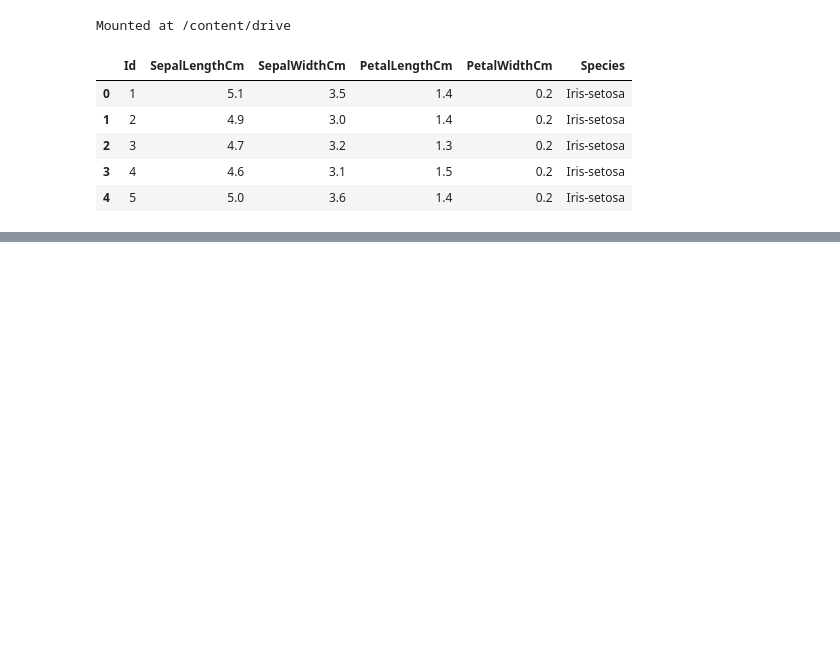
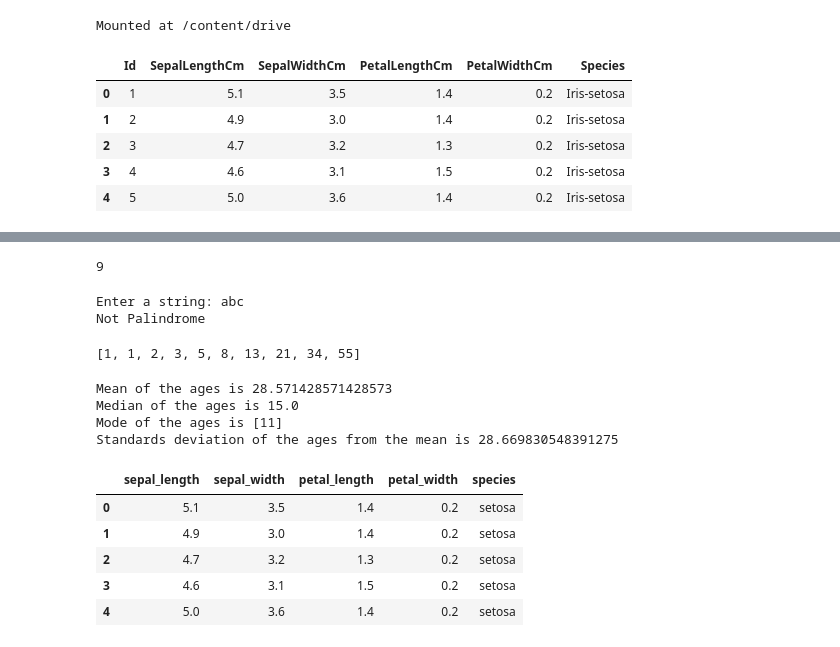
Before and after one commit to promad02/TechKnow-School-ML-101, a Jupyter notebook: Colab_SAP_TechKnow.ipynb, the cells around one changed output, grey strips where cells are left out. Saved outputs shown, nothing was run; the diff lists cells and outputs as text; code cells hidden in the pictures; blank space fills up the shorter version.

```diff
--- a/Colab_SAP_TechKnow.ipynb
+++ b/Colab_SAP_TechKnow.ipynb
@@ -308,0 +431,41 @@ pd.read_csv("/content/drive/My Drive/Iris.csv").head()
+# %%
+#Checking for-else
+for i in range(1,10):
+  if i == 11:
+    break
+else:
+  print(i)
+# %% [output]
+9
+# %%
+#To Check Pallindrome string
+a = input("Enter a string: ")
+
+for i in range(len(a)//2):
+  if a[i] is not a[len(a)-1 - i]:
+    print("Not Palindrome")
+    break
+else:
+  print("Palindrome")
+# %% [output]
+Enter a string: abc
+Not Palindrome
+# %%
+#Create a fibonacci series
+def fib(n):
+  """Returns the nth element of a fibonacci series"""
+  if n <= 1:
+    return 1
+  else:
+    return fib(n-1) + fib(n-2)
+
+def fib_n(n):
+  """Returns fibonacci series of n elements"""
+  list =[]
+  for i in range (n):
+    list.append(fib(i))
+  return list
+
+print(fib_n(10))
+# %% [output]
+[1, 1, 2, 3, 5, 8, 13, 21, 34, 55]
@@ -308,0 +477,39 @@ pd.read_csv("/content/drive/My Drive/Iris.csv").head()
+# %%
+#List of ages
+ages=[10,15,11,11,23,34,96]
+
+#Mean of ages
+print("Mean of the ages is {}".format(np.mean(ages)))
+
+#Median of ages
+print("Median of the ages is {}".format(np.median(ages)))
+
+#Mode of ages
+print("Mode of the ages is {}".format(stats.mode(ages).mode))
+
+#Deviations from the mean of ages
+deviations = ages - np.mean(ages)
+
+#Standard deviation
+print("Standards deviation of the ages from the mean is {}".format(np.std(deviations)))
+# %% [output]
+Mean of the ages is 28.571428571428573
+Median of the ages is 15.0
+Mode of the ages is [11]
+Standards deviation of the ages from the mean is 28.669830548391275
+# %%
+#import seaborn
+import seaborn as sns
+
+#load iris dataset
+iris = sns.load_dataset("iris")
+
+#head of the datasets
+iris.head()
+# %% [output]
+|  | sepal_length | sepal_width | petal_length | petal_width | species |
+| 0 | 5.1 | 3.5 | 1.4 | 0.2 | setosa |
+| 1 | 4.9 | 3.0 | 1.4 | 0.2 | setosa |
+| 2 | 4.7 | 3.2 | 1.3 | 0.2 | setosa |
+| 3 | 4.6 | 3.1 | 1.5 | 0.2 | setosa |
+| 4 | 5.0 | 3.6 | 1.4 | 0.2 | setosa |
```
Also changed, not shown: parts of 21 cells of this notebook.
